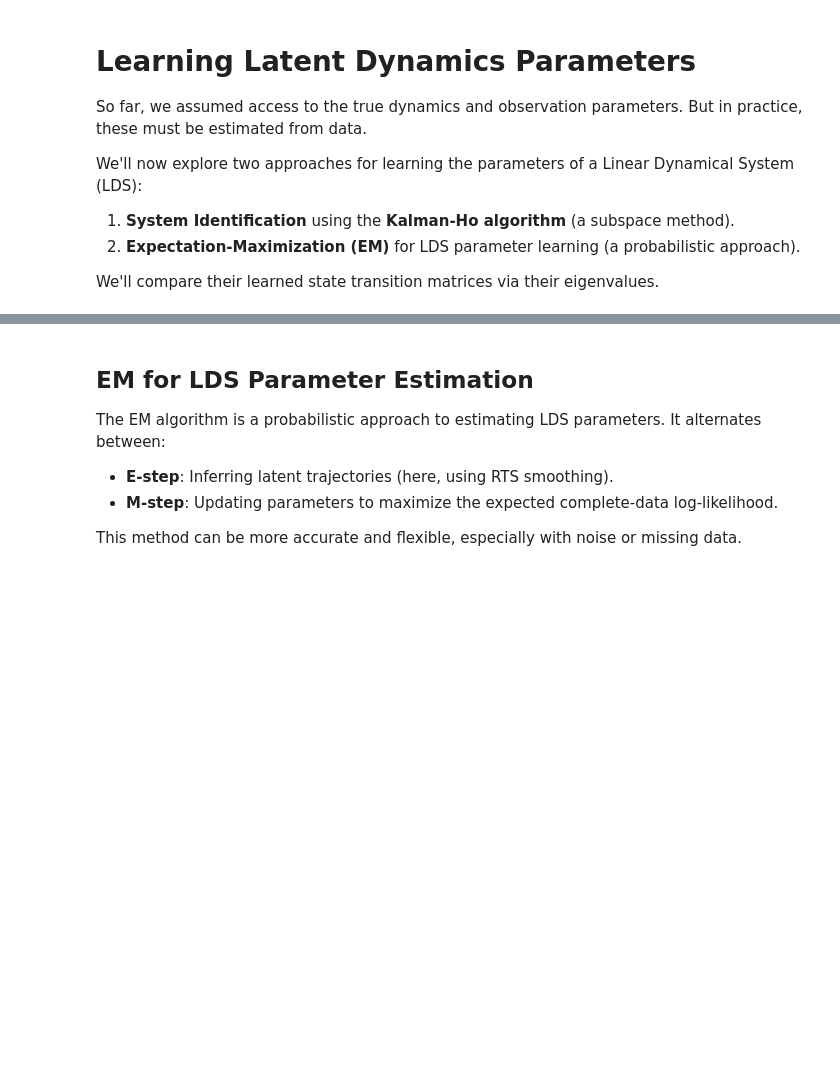
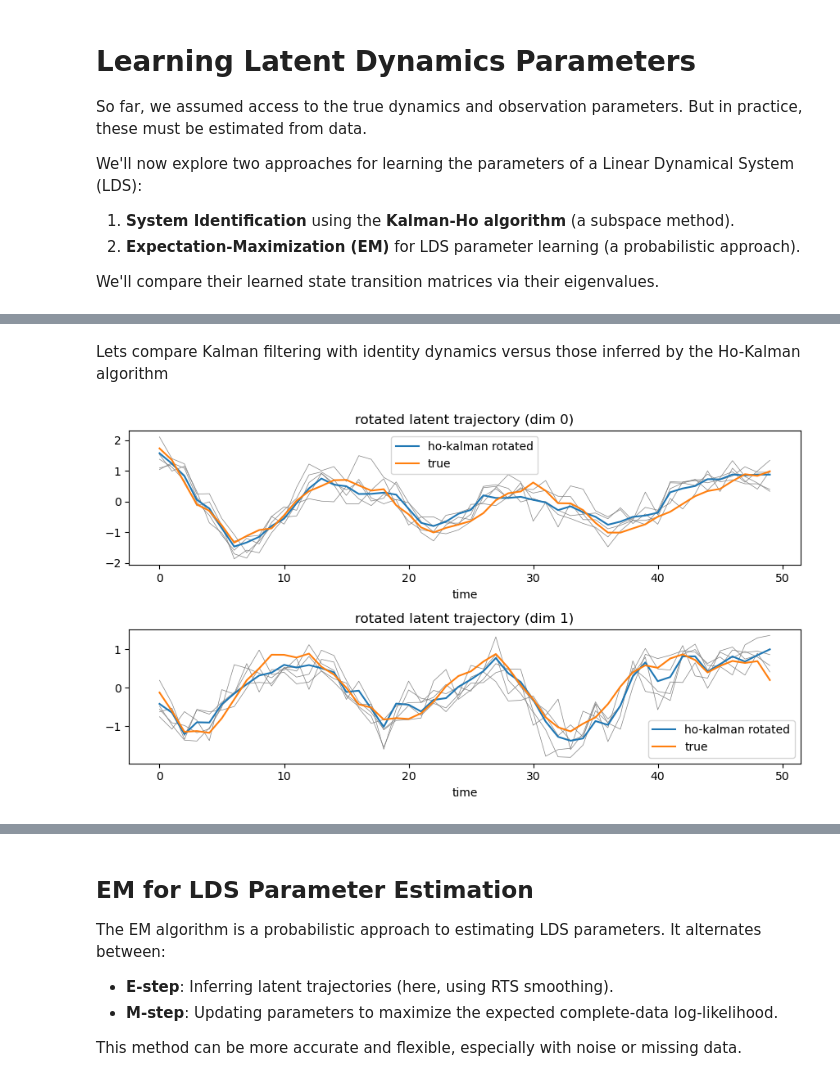
Before and after one commit to catniplab/xfads, a Jupyter notebook: examples/lvm_progression/demo.ipynb, the cells around one changed output, grey strips where cells are left out. Cells and saved outputs as stored; diff of their text form; code cells hidden in the pictures; blank space fills up the shorter version.

Commit message:
compare eye kalman to hokalman init

```diff
--- a/examples/lvm_progression/demo.ipynb
+++ b/examples/lvm_progression/demo.ipynb
@@ -352,11 +515,45 @@ This method is **non-probabilistic**, fast, and often used in control and system
 # %%
 # Construct Hankel matrix
 H_hankel = prob_utils.construct_hankel(y_valid, 50, 50)
+Gamma_0_hat = prob_utils.compute_gamma_0(y_valid.reshape(-1, n_neurons))
 
 # Estimate system matrices using Kalman-Ho
-A_hat_kh, B_hat_kh, C_hat_kh = prob_utils.get_kalman_ho_estimates(
-    H_hankel, n_neurons, cfg.n_latents
+A_hat_kh, B_hat_kh, C_hat_kh, Q_hat_kh, R_hat_kh = prob_utils.get_kalman_ho_estimates(
+    H_hankel, Gamma_0_hat, n_neurons, cfg.n_latents
 )
+R_diag_kh = torch.diag(R_hat_kh)
+Q_diag_kh = torch.diag(Q_hat_kh)
 
 # Eigenvalues of learned A
 eig_vals_kh_hat = torch.linalg.eigvals(A_hat_kh)
+# %% [markdown]
+Lets compare Kalman filtering with identity dynamics versus those inferred by the Ho-Kalman algorithm
+# %%
+hk_update = bmv(C_hat_kh.T, y_valid / R_diag_kh) # C bias is 0
+Jk_update = (C_hat_kh.T @ R_hat_kh) @ C_hat_kh
+Jk_update = Jk_update.expand(y_valid.shape[0], n_time_bins, cfg.n_latents, cfg.n_latents)
+
+m_f_hk, P_f_hk, m_p_hk, P_p_hk = kalman_information_filter(h_update, J_update, A_hat_kh, Q_diag_kh, m_0, Q_0_diag)
+m_s_hk, P_s_hk, P_tp1_t_s_hk, z_s_hk = rts_smoother(m_p_hk, P_p_hk, m_f_hk, P_f_hk, A_hat_kh, n_samples=n_samples)
+rot_s_hk, m_rot_s_hk = align_latent_variables(z_valid, m_s_hk)
+z_rot_s_hk = bmv(rot_s_hk, z_s_hk)
+# %%
+fig, axs = plt.subplots(2, 1, figsize=(12, 5))
+
+for d in range(2):
+    axs[d].set_title(f'rotated latent trajectory (dim {d})')
+    axs[d].set_box_aspect(0.2)
+
+    for s in range(n_samples):
+        axs[d].plot(z_rot_s_hk[s, 0, :, d], linewidth=0.5, color='gray')
+
+    axs[d].plot(m_rot_s_hk[0, :, d], label='ho-kalman rotated')
+
+    axs[d].plot(z_valid[0, :, d], label='true')
+    axs[d].legend()
+    axs[d].set_xlabel('time')
+
+plt.tight_layout()
+plt.show()
+# %% [output]
+[figure, added]
```
Also changed, not shown: parts of 15 cells of this notebook, 1 other file.
